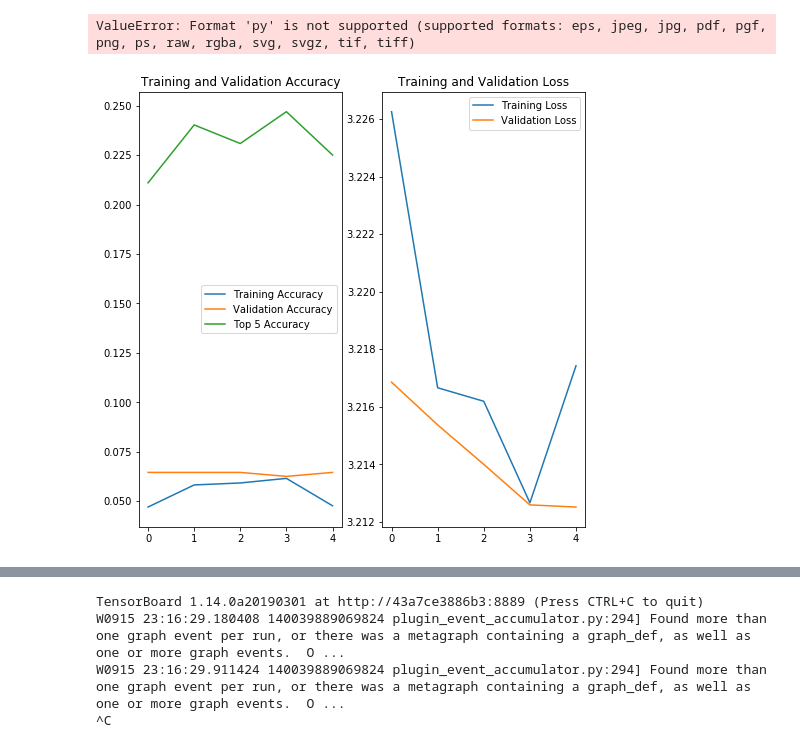
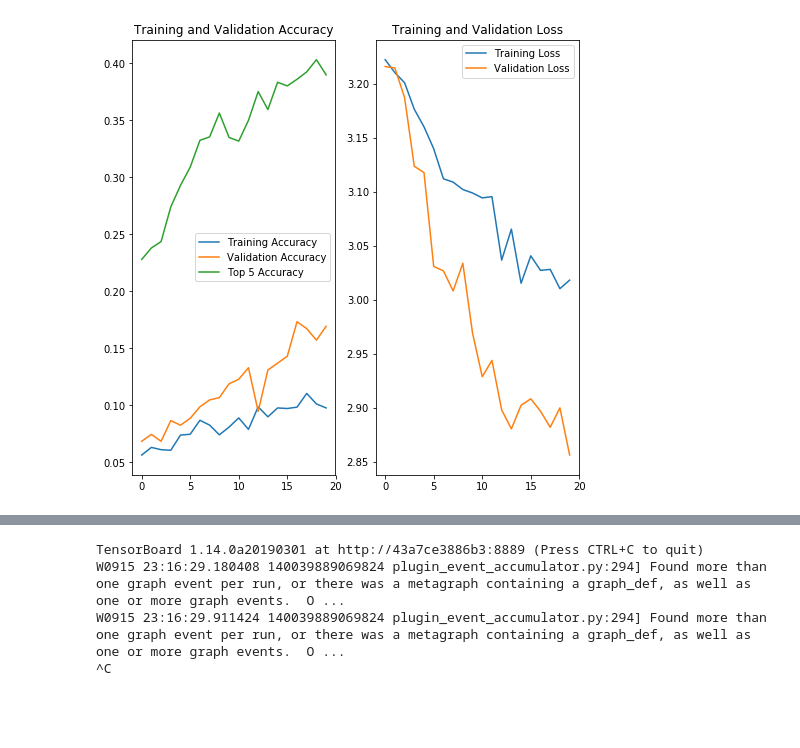
Before and after one commit to hberginc/Who-s_Your_Doggy, a Jupyter notebook: Process and run models.ipynb, the cells around one changed output, grey strips where cells are left out. Cells and saved outputs as stored; diff of their text form; code cells hidden in the pictures; blank space fills up the shorter version.

```diff
--- a/Process and run models.ipynb
+++ b/Process and run models.ipynb
@@ -89,4 +37,4 @@ def create_data_gens1(train_dir = '../images/Images/train1', val_dir = '../image
 # %%
-train_generator, validation_generator, holdout_generator = create_data_gens1(train_dir = "../images/Images/train1",  val_dir = '../images/Images/val1', holdout_dir = '../images/Images/test1', batch_size = 16)
+train_generator, validation_generator, holdout_generator = create_data_gens(target_size=(150,150),train_dir = "../images/Images/train",  val_dir = '../images/Images/val', holdout_dir = '../images/Images/test', batch_size = 30)
 # %% [output]
 Found 3034 images belonging to 25 classes.
@@ -101,7 +49,7 @@ mdl_check_trans = ModelCheckpoint(filepath='./logs/best_trans_model.hdf5', save_
 
 basic_cnn_history = basic_cnn_model.fit(train_generator,
             steps_per_epoch=2000 // 16,
-            epochs=100,
+            epochs=20,
             validation_data=validation_generator,
             validation_steps=500 // 16)
 # %% [output]
@@ -125,5 +73,4 @@ Epoch 29/100
 # %%
-plot_acc_loss_per_epoch(basic_cnn_history, epochs = 5, file_name = 'basic_cnn_compare.png')
+plot_acc_loss_per_epoch(basic_cnn_history, epochs = 20, file_name = 'basic_cnn_compare.png')
 # %% [output]
-ValueError: Format 'py' is not supported (supported formats: eps, jpeg, jpg, pdf, pgf, png, ps, raw, rgba, svg, svgz, tif, tiff)
-[figure, old version]
+[figure, new version]
```
Also changed, not shown: parts of 19 cells of this notebook, 14 other files.
